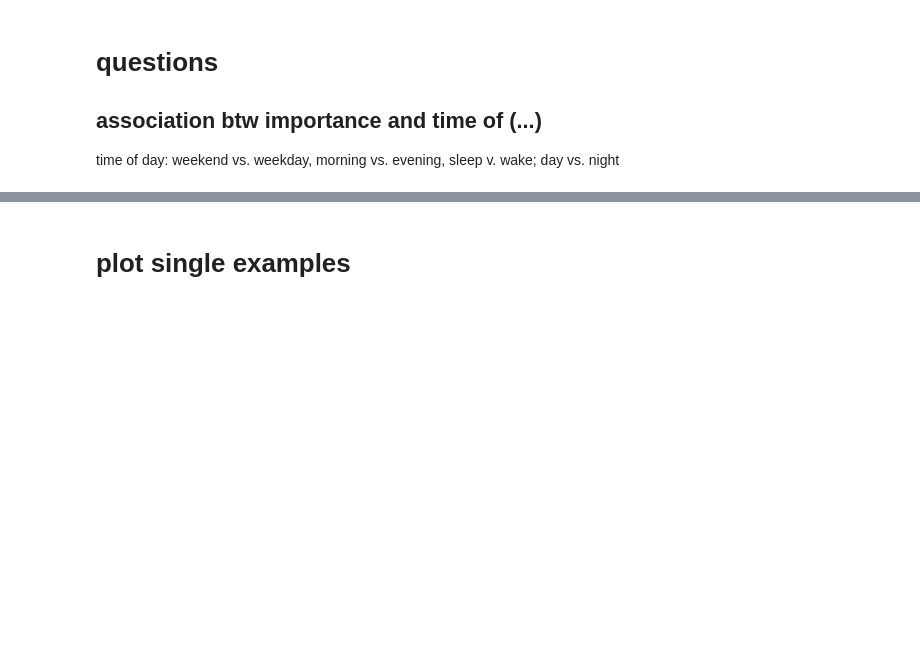
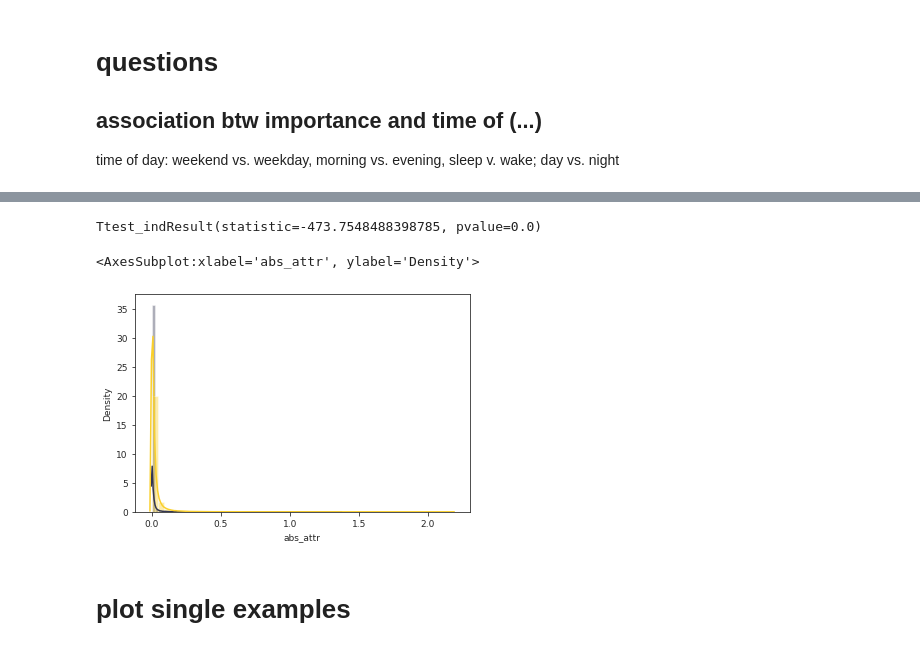
Before and after one commit to nealgravindra/wearables, a Jupyter notebook: notebooks/interp_featattr.ipynb, the cells around one changed output, grey strips where cells are left out. Cells and saved outputs as stored; diff of their text form; code cells hidden in the pictures; blank space fills up the shorter version.

```diff
--- a/notebooks/interp_featattr.ipynb
+++ b/notebooks/interp_featattr.ipynb
@@ -640,3 +901,15 @@ res_lt2wk
+# %%
+a = res_lt4wk.loc[res_lt4wk['sleep']==1, 'abs_attr']
+b = res_lt4wk.loc[res_lt4wk['sleep']==0, 'abs_attr']
+ttest_ind(a, b, equal_var)
+# %% [output]
+Ttest_indResult(statistic=-473.7548488398785, pvalue=0.0)
+# %%
+sns.histplot(res_lt4wk.loc[(res_lt2wk['sleep']==1, 'abs_attr'], color=sleep_cmap[1])
+sns.distplot(res_lt2wk.loc[res_lt2wk['sleep']==0, 'abs_attr'], color=sleep_cmap[0])
+# %% [output]
+<AxesSubplot:xlabel='abs_attr', ylabel='Density'>
+[figure, added]
 # %% [markdown]
 # plot single examples
 # %%
```
Also changed, not shown: parts of 23 cells of this notebook.
